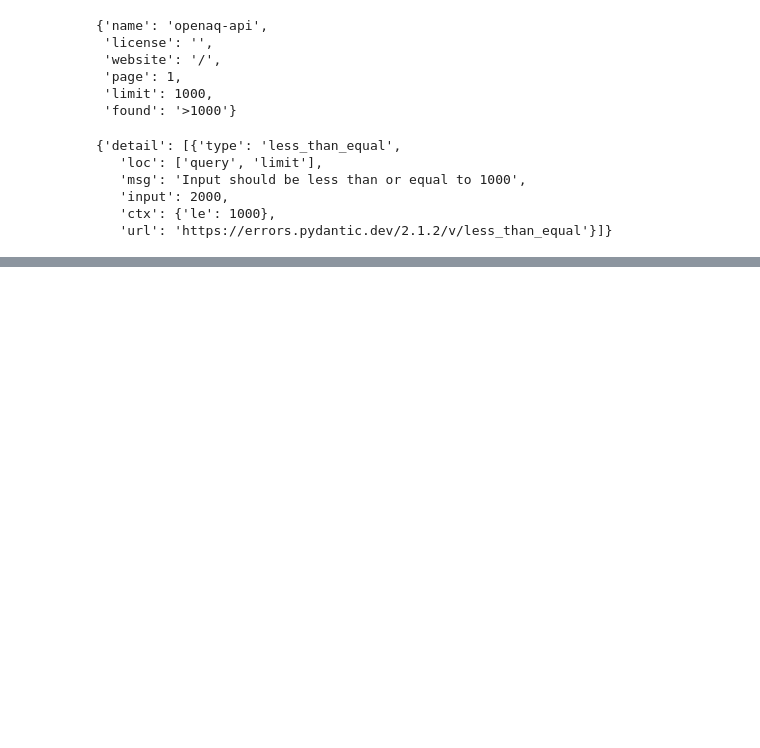
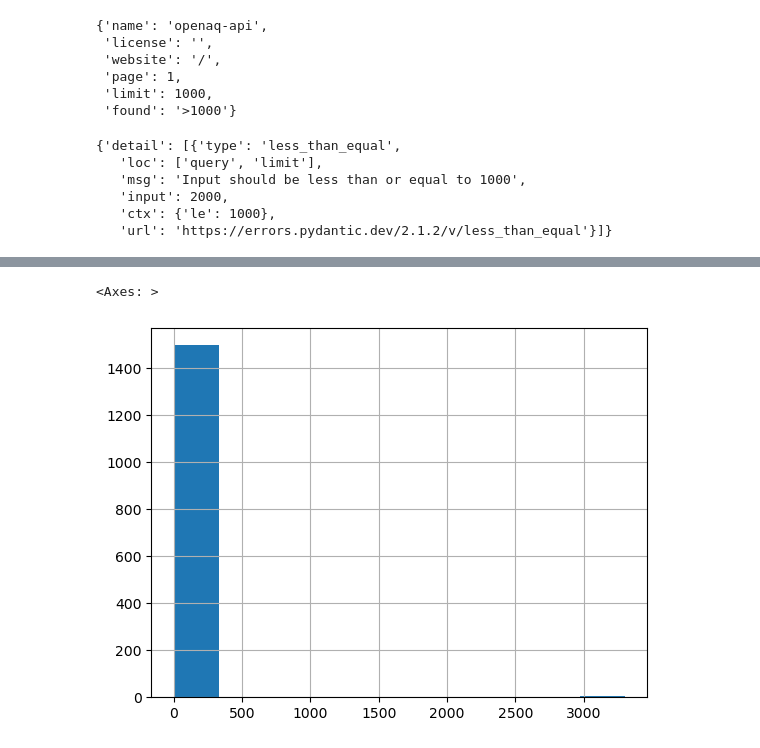
Before and after one commit to mccabete/get_smoke_ca, a Jupyter notebook: OpenAQ_API.ipynb, the cells around one changed output, grey strips where cells are left out. Cells and saved outputs as stored; diff of their text form; code cells hidden in the pictures; blank space fills up the shorter version.

```diff
--- a/OpenAQ_API.ipynb
+++ b/OpenAQ_API.ipynb
@@ -202,0 +394,5 @@ test
+# %%
+sensors.groupby("id").average.median().hist()
+# %% [output]
+<Axes: >
+[figure, added]
```
Also changed, not shown: parts of 25 cells of this notebook.
